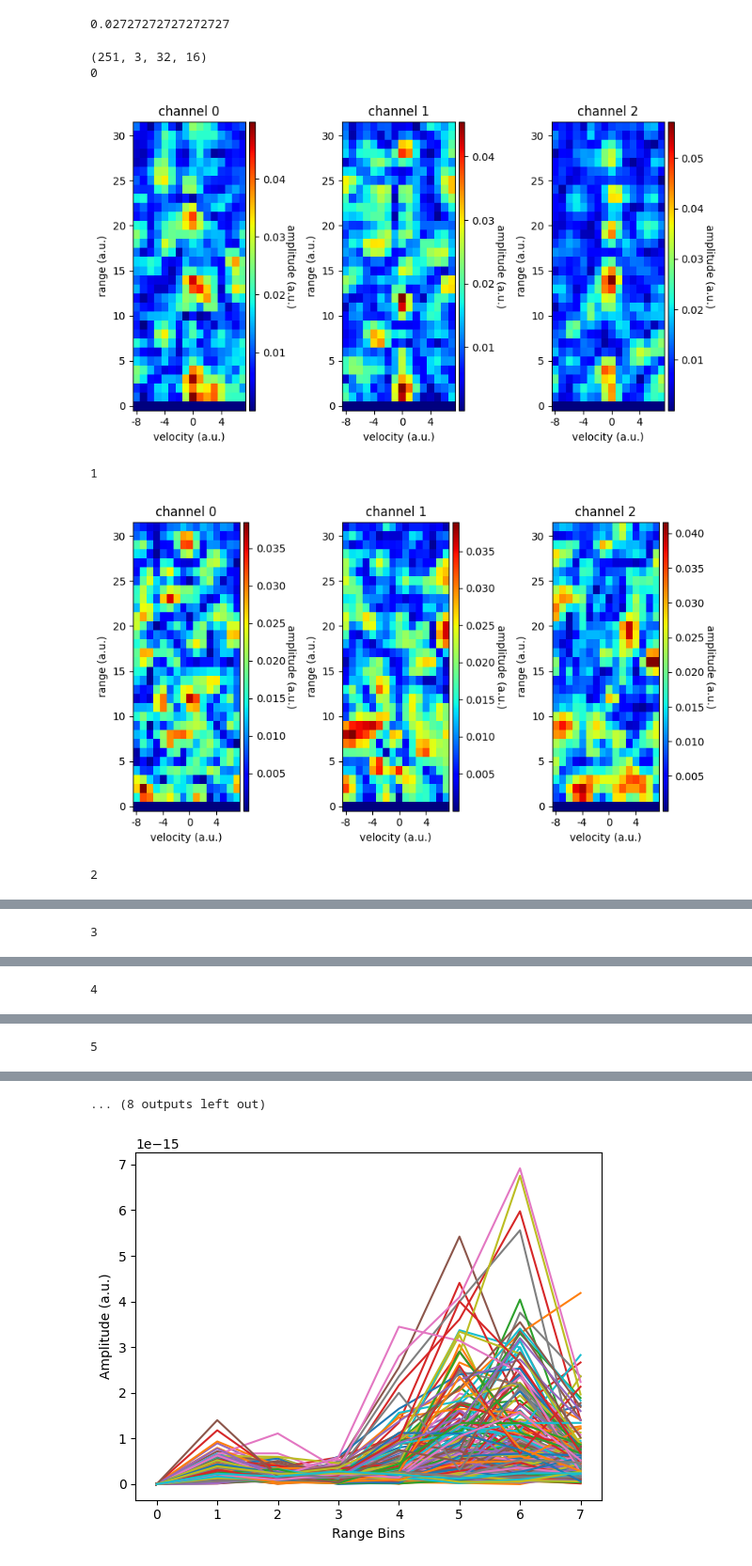
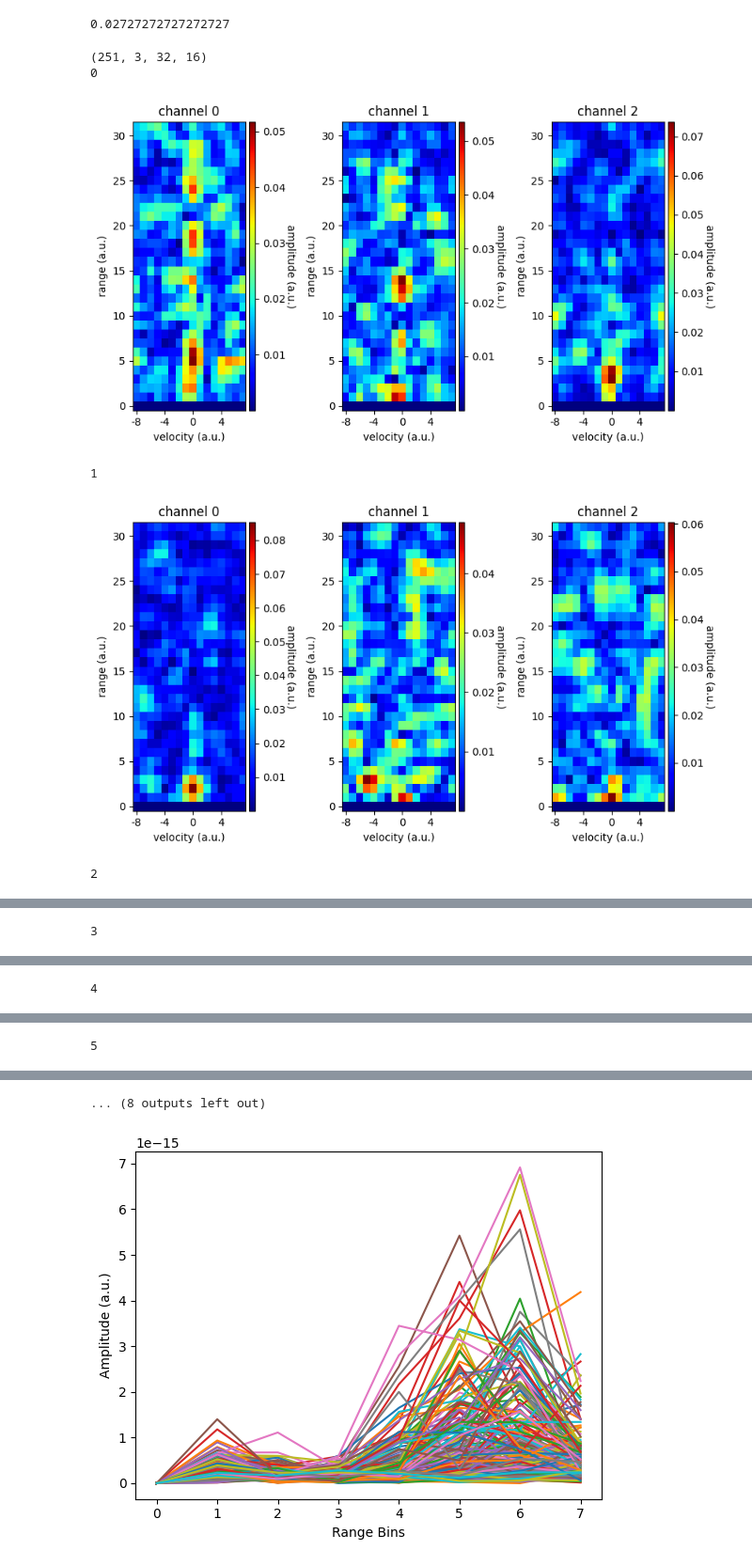
Before and after one commit to StergiousAji/mmFace-3D-Face-Recognition-using-RGB-and-mmWave-Radar, a Jupyter notebook: src/Soli/soli_realsense/test.ipynb, the cells around one changed output, grey strips where cells are left out. Shown at 94% size. Saved outputs shown, nothing was run; the diff lists cells and outputs as text; code cells hidden in the pictures.

Commit message:
interim_report: Added data sample of RGB + CRD plots

```diff
--- a/src/Soli/soli_realsense/test.ipynb
+++ b/src/Soli/soli_realsense/test.ipynb
@@ -142,35 +140,35 @@ def plot_crd_data(crd_data, path=""):
             divider = make_axes_locatable(axs[channel_id])
             cax = divider.append_axes('right', size='5%', pad=0.05)
             cbar = fig.colorbar(im,cax=cax)
             cbar.set_label('amplitude (a.u.)',rotation=270,labelpad=10)
             axs[channel_id].set_ylabel('range (a.u.)')
 
         plt.tight_layout()
         plt.grid(False)
         # plt.savefig(r"{}/img{}.png".format(path,i))
         plt.show()
         # plt.close()
 
-subject = 100
-experiment = 12
+subject = 15
+experiment = 5
 with open(f"data/{subject}/{subject}-{experiment}_radar.json", "r") as radar_json:
     radar = json.load(radar_json)
 
 # ? Bursts x 64 Chirps x 3 Channels x 16 Samples
 # num_chirps_per_burst=64:
 # 252 Frames x 3 Channels x 8 Range-Profile (RP) Bins x 64 Doppler Bins
 # num_chirps_per_burst=16:
 # 252 Frames x 3 Channels x 32 Range-Profile (RP) Bins x 16 Doppler Bins
 crd_data = get_crd_data(radar, num_chirps_per_burst=16)
 print(crd_data.shape)
 abs_data = np.abs(crd_data)
 # print(abs_data)
 plot_crd_data(crd_data[:10])
 # plot_abs_data(abs_data)
 # %% [output]
 (251, 3, 32, 16)
 0
-[figure, old version]
+[figure, new version]
 1
-[figure, old version]
+[figure, new version]
 2
```
Also changed, not shown: parts of 3 cells of this notebook, 5 other files.
